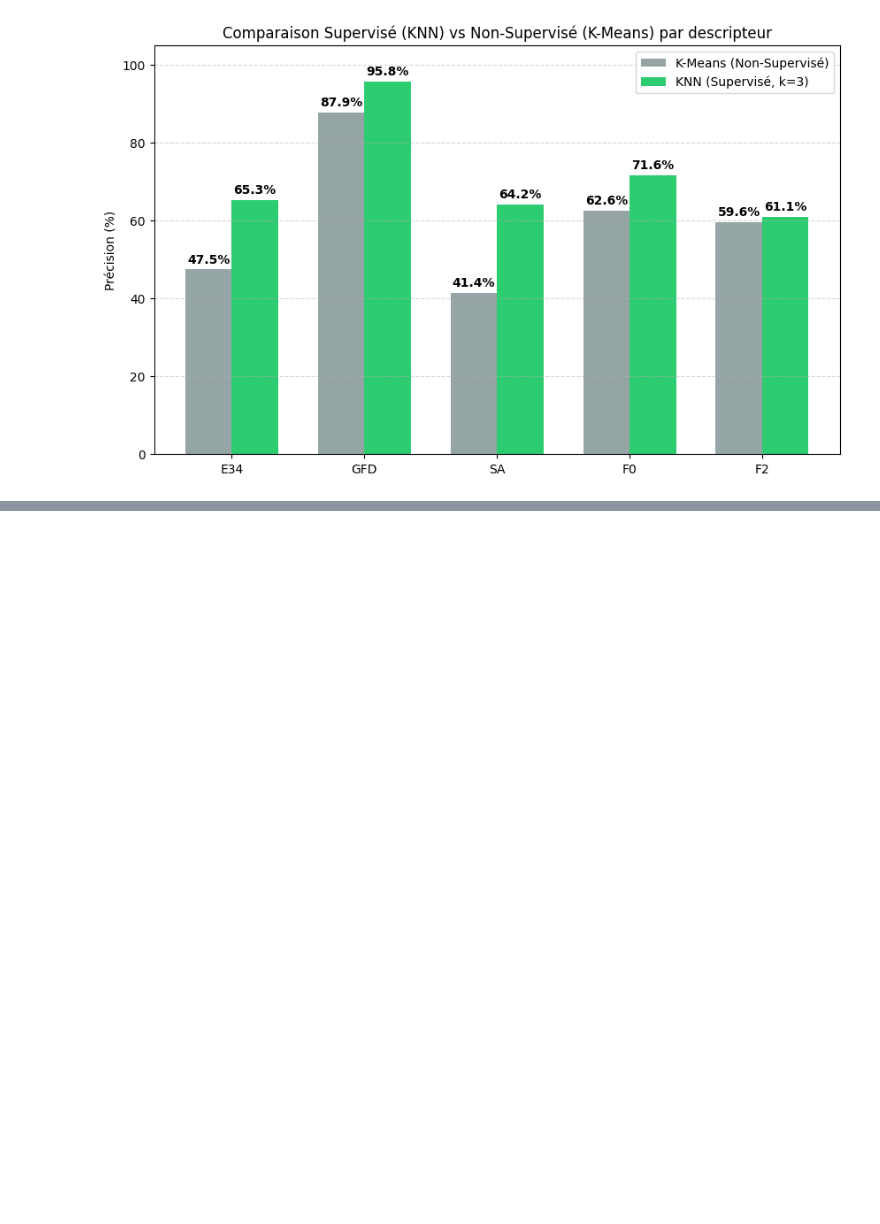
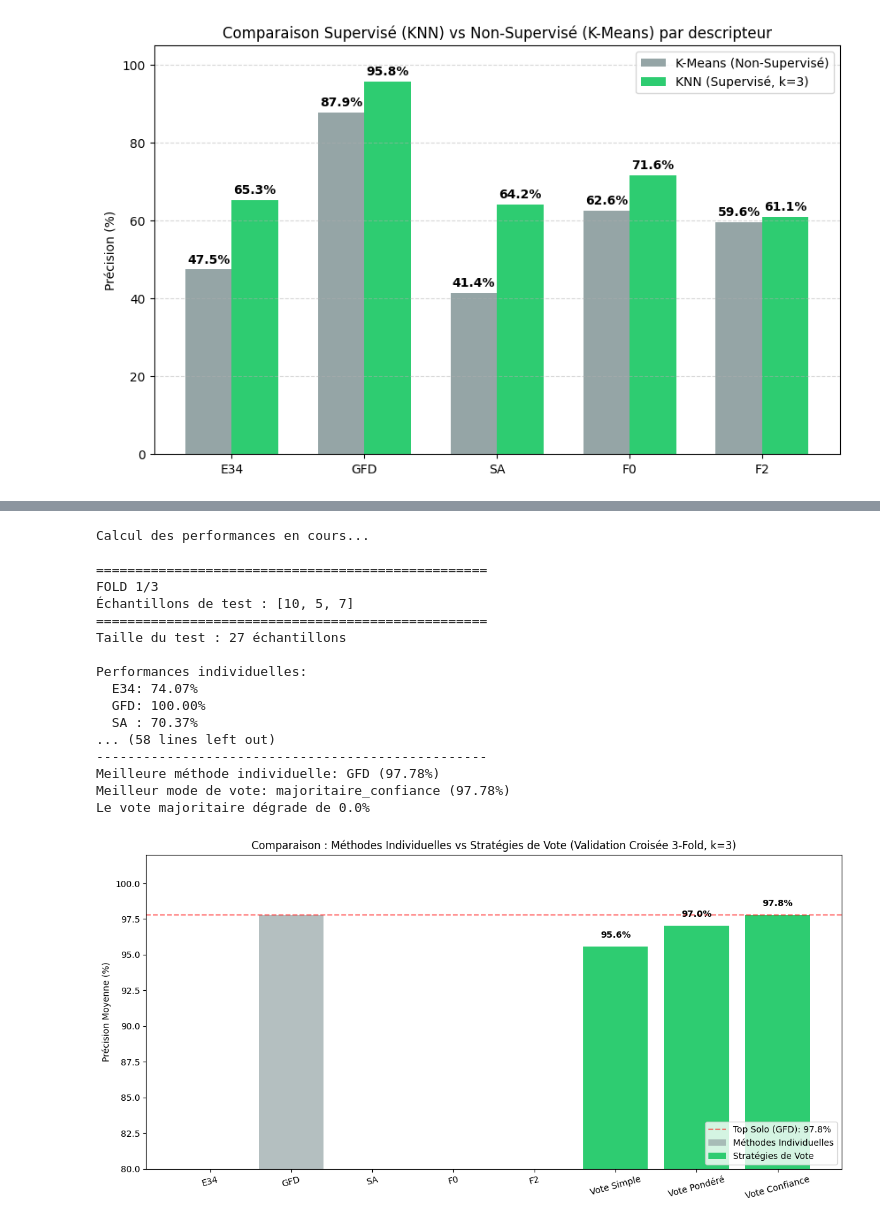
Before and after one commit to NicolasAdamczyk/ProjetRF, a Jupyter notebook: notebook.ipynb, the cells around one changed output, grey strips where cells are left out. Cells and saved outputs as stored; diff of their text form; code cells hidden in the pictures; blank space fills up the shorter version.

```diff
--- a/notebook.ipynb
+++ b/notebook.ipynb
@@ -755,2 +762,64 @@ Fold 5/5 – Accuracy : 57.89%
 # %%
-# SUITE VOTE MAJORITAIRE
+k=3 # Paramètre k du KNN utilisé dans le vote
+n_classes=len(classes)
+n_folds=3
+
+print("Calcul des performances en cours...")
+res = validation_croisee_complete(data, k=k, n_folds=n_folds, n_classes=n_classes)
+
+# Préparation des données pour le graphique
+methods = list(res['resultats_individuels'].keys())
+# Extraction de la précision moyenne des méthodes individuelles
+acc_methods = [np.mean(res['resultats_individuels'][m])*100 for m in methods]
+modes = ['majoritaire_simple', 'majoritaire_pondere', 'majoritaire_confiance']
+# Extraction de la précision moyenne des modes de vote
+acc_modes = [np.mean(res['resultats_par_mode'][m])*100 for m in modes]
+labels_modes = ['Vote Simple', 'Vote Pondéré', 'Vote Confiance']
+
+# Graphique
+plt.figure(figsize=(12, 6))
+
+# Barres pour les méthodes seules (Gris/Bleu)
+plt.bar(methods, acc_methods, color='#95a5a6', label='Méthodes Individuelles', alpha=0.7)
+
+# Barres pour les votes (Vert)
+x_modes = np.arange(len(methods), len(methods) + len(modes))
+bars_vote = plt.bar(x_modes, acc_modes, color='#2ecc71', label='Stratégies de Vote')
+# Ligne pour la meilleure méthode individuelle
+best_single = max(acc_methods)
+plt.axhline(y=best_single, color='red', linestyle='--', alpha=0.5, label=f'Top Solo (GFD): {best_single:.1f}%')
+
+# Annotations
+plt.xticks(list(range(len(methods))) + list(x_modes), methods + labels_modes, rotation=15)
+plt.ylabel('Précision Moyenne (%)')
+plt.title('Comparaison : Méthodes Individuelles vs Stratégies de Vote (Validation Croisée 3-Fold, k=3)')
+plt.ylim(80, 102) # Zoom pour voir les différences
+plt.legend(loc='lower right')
+
+# Ajouter les valeurs sur les votes
+for bar in bars_vote:
+    height = bar.get_height()
+    plt.text(bar.get_x() + bar.get_width()/2., height + 0.5,
+             f'{height:.1f}%', ha='center', va='bottom', fontweight='bold')
+
+plt.tight_layout()
+plt.show()
+# %% [output]
+Calcul des performances en cours...
+
+==================================================
+FOLD 1/3
+Échantillons de test : [10, 5, 7]
+==================================================
+Taille du test : 27 échantillons
+
+Performances individuelles:
+  E34: 74.07%
+  GFD: 100.00%
+  SA : 70.37%
+... (58 lines left out)
+--------------------------------------------------
+Meilleure méthode individuelle: GFD (97.78%)
+Meilleur mode de vote: majoritaire_confiance (97.78%)
+Le vote majoritaire dégrade de 0.0%
+[figure, added]
```
Also changed, not shown: parts of 11 cells of this notebook, 1 other file.
